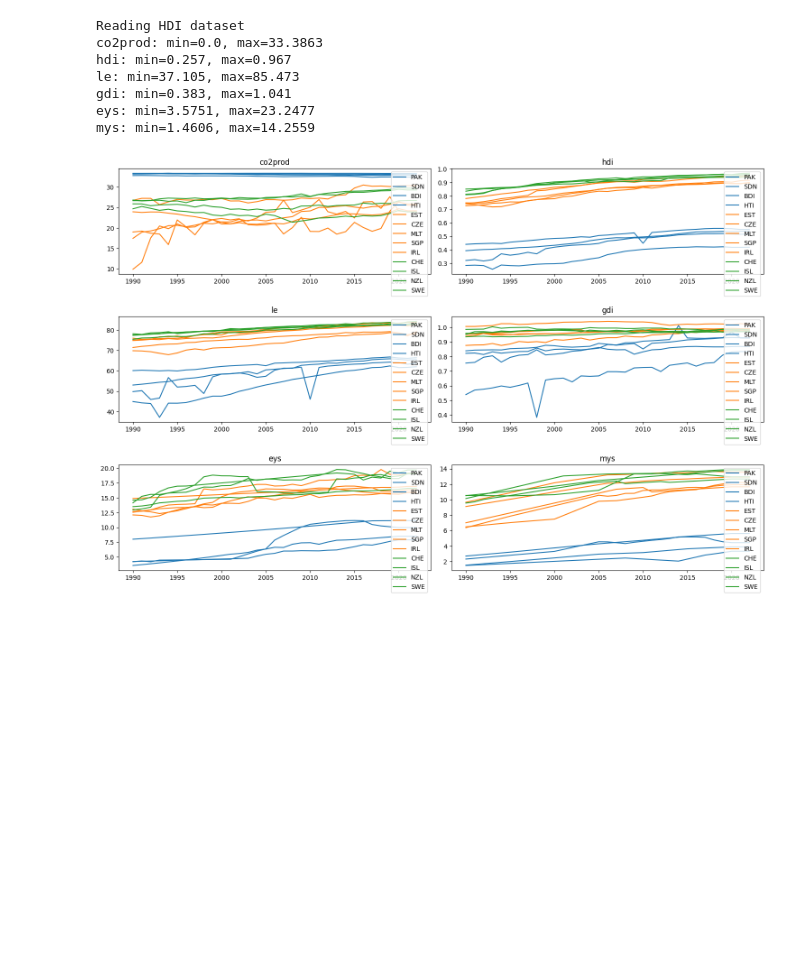
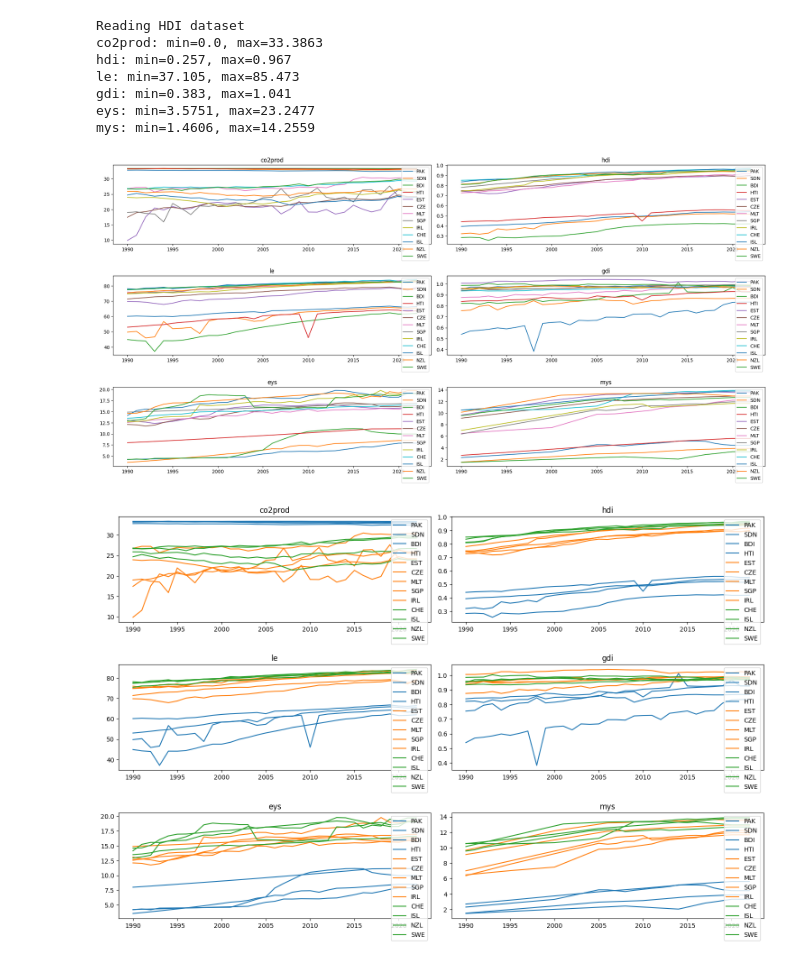
Before and after one commit to R4phou/ulb-master-thesis, a Jupyter notebook: code/src/dataset.ipynb, the cells around one changed output. Cells and saved outputs as stored; diff of their text form; code cells hidden in the pictures; blank space fills up the shorter version.

```diff
--- a/code/src/dataset.ipynb
+++ b/code/src/dataset.ipynb
@@ -33,7 +35,7 @@ def plot_data(data, legend=False):
     """
     x = np.arange(1990, 2023)
     Nb_cols = len(data.columns)
-    fig, axs = plt.subplots((Nb_cols + 1) // 2, 2, figsize=(15, 10))
+    fig, axs = plt.subplots((Nb_cols + 1) // 2, 2, figsize=(20, 10))
     axs = axs.flatten()
 
     for i, col in enumerate(data.columns[:]):
@@ -46,6 +48,10 @@ def plot_data(data, legend=False):
             axs[i].legend()  # Add legend here
     plt.tight_layout()
     plt.show()
+# %%
+plot_data(data, legend=True)
+# %% [output]
+[figure, added]
 # %%
 groups = [group0, group1, group2]
 plot_cluster(groups, data, legend=True)
```
Also changed, not shown: parts of 1 cell of this notebook, 2 other files.
